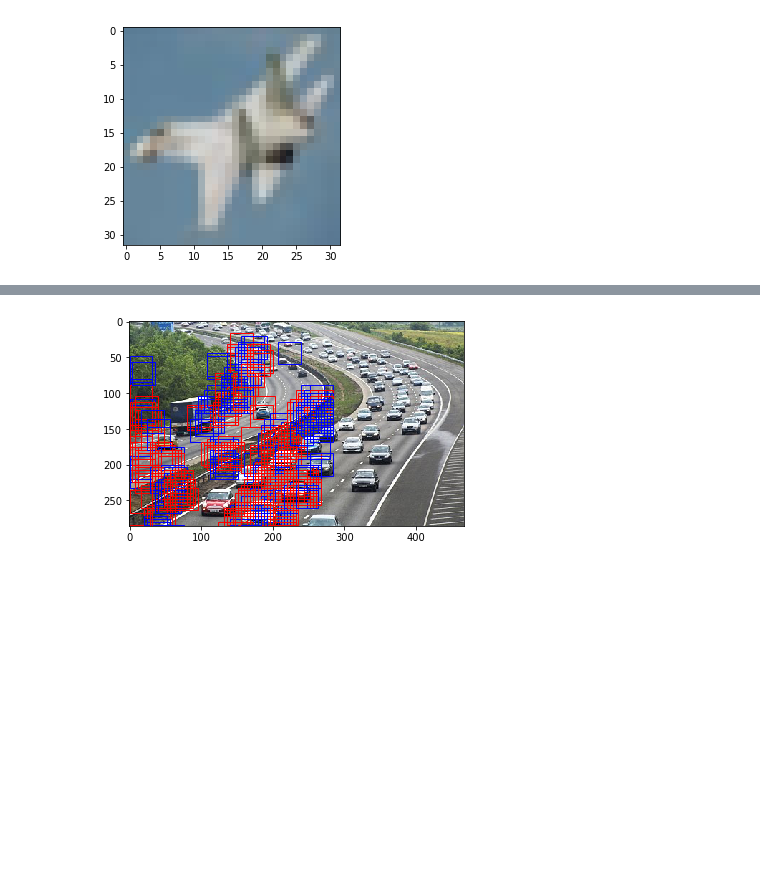
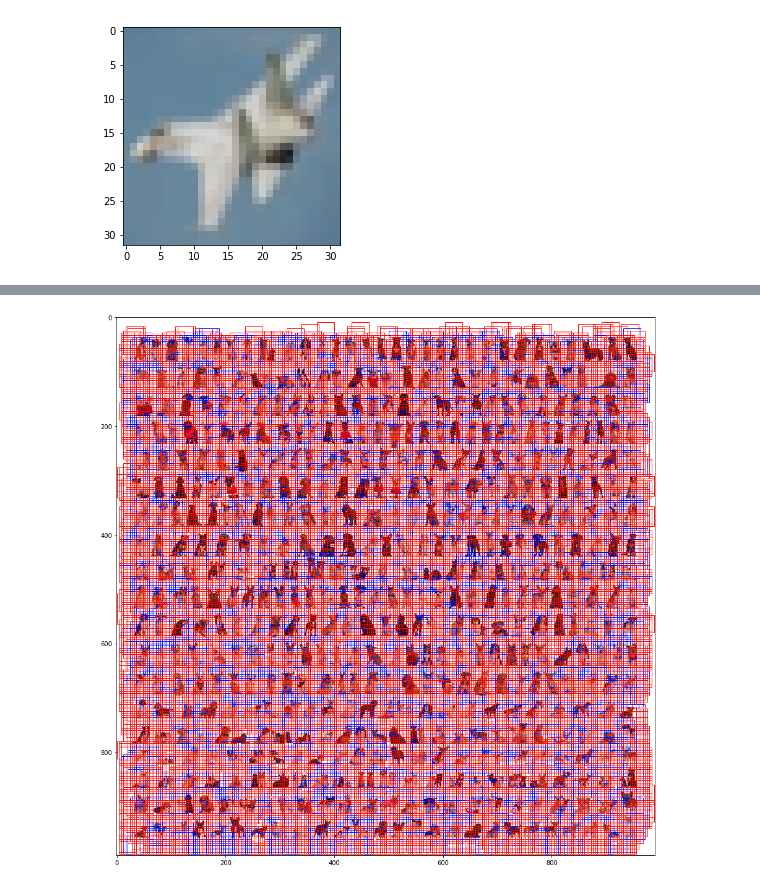
Before and after one commit to fogfish/tf-workspace, a Jupyter notebook: TensorFlow-CNN-CIFAR-10.ipynb, the cells around one changed output, grey strips where cells are left out. Cells and saved outputs as stored; diff of their text form; code cells hidden in the pictures; blank space fills up the shorter version.

```diff
--- a/TensorFlow-CNN-CIFAR-10.ipynb
+++ b/TensorFlow-CNN-CIFAR-10.ipynb
@@ -276,10 +276,14 @@ plt.show()
 from scipy import misc
 from skimage import transform
 
-cars = misc.imread('./png/cars-on-the-road.png')
+# cars = misc.imread('./png/cars-on-the-road.png')
+# cars = misc.imread('./png/birds-in-the-sky.png')
+cars = misc.imread('./png/dogs-and-cats.png')
 
-#cars = transform.rescale(cars, 0.5)
 
+# cars = transform.rescale(cars, 0.5)
+
+plt.figure(num=None, figsize=(16, 16), dpi=72, facecolor='w', edgecolor='k')
 plt.imshow(cars)
 plt.show()
 # %% [output]
@@ -300,7 +304,7 @@ plt.figure(figsize=(16, 16))
 for xi in range(0, j):
     plt.axis("off")
     plt.subplot(20, 20 , xi + 1)
-    plt.imshow(np.array(-patch[i//2][xi][0], dtype='float32'))
+    plt.imshow(patch[i//2][xi][0])
 
 plt.show()
 # %% [output]
@@ -308,24 +312,24 @@ plt.show()
 # %%
 import matplotlib.patches as patches
 
 job = patch.reshape((i*j*1, 32, 32, 3))
 spot = session.run(classify, feed_dict={x: job, keep_prob: 1.0})
 
 spot = spot.reshape((i,j))
 
-fig,ax = plt.subplots(1)
+fig,ax = plt.subplots(figsize=(16, 16), dpi=72)
 ax.imshow(cars)
 
 
 for xi in range(0, i):
     for yi in range (0, j):
-        if spot[xi][yi] == 1:
-            rect = patches.Rectangle((xi * shift, yi * shift),32,32,linewidth=1,edgecolor='r',facecolor='none')
+        if spot[xi][yi] == 3:
+            rect = patches.Rectangle((yi * shift, xi * shift),32,32,linewidth=1,edgecolor='r',facecolor='none')
             ax.add_patch(rect)
-        elif spot[xi][yi] == 9:
-            rect = patches.Rectangle((xi * shift, yi * shift),32,32,linewidth=1,edgecolor='b',facecolor='none')
+        elif spot[xi][yi] == 5:
+            rect = patches.Rectangle((yi * shift, xi * shift),32,32,linewidth=1,edgecolor='b',facecolor='none')
             ax.add_patch(rect)
 
 plt.show()
 # %% [output]
-[figure, old version]
+[figure, new version]
```
Also changed, not shown: parts of 9 cells of this notebook, 4 other files.
